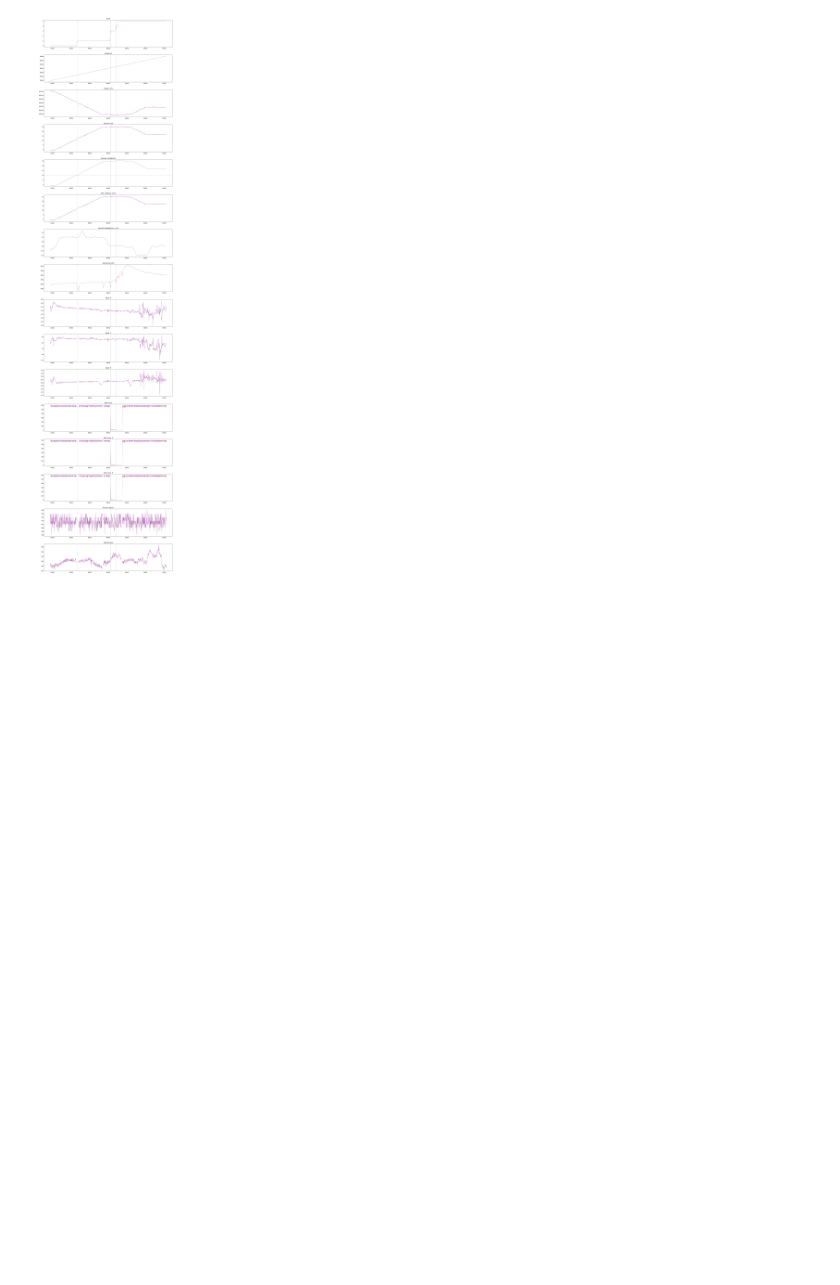
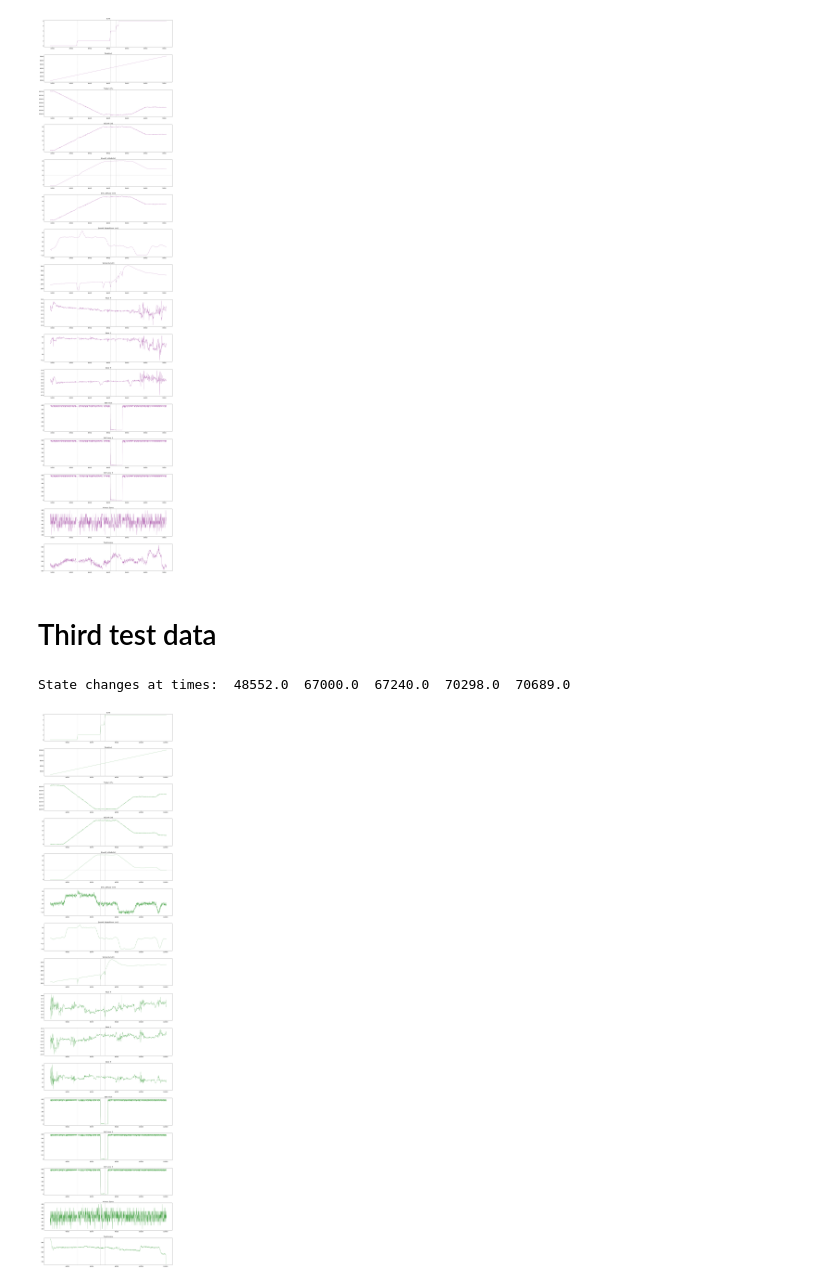
Before and after one commit to AerospaceNU/dpf-line-cutter, a Jupyter notebook: code/launch archive/2021-10-09 MarmotElevatorTest/ElevatorTestAnalysis.ipynb, the cells around one changed output. Saved outputs shown, nothing was run; the diff lists cells and outputs as text; code cells hidden in the pictures; blank space fills up the shorter version.

Commit message:
Third elevator test

```diff
--- a/code/launch archive/2021-10-09 MarmotElevatorTest/ElevatorTestAnalysis.ipynb
+++ b/code/launch archive/2021-10-09 MarmotElevatorTest/ElevatorTestAnalysis.ipynb
@@ -25,3 +27,10 @@ blackMagic('ElevatorTestData2.csv', lineColor='purple', before=600, after=500, d
 # %% [output]
 State changes at times:  23471.0  41018.0  41258.0  44318.0  45578.0
 [figure]
+# %% [markdown]
+# Third test data
+# %%
+blackMagic('ElevatorTestData3.csv', lineColor='green', before=800, after=1000, disreef1=10)
+# %% [output]
+State changes at times:  48552.0  67000.0  67240.0  70298.0  70689.0
+[figure, added]
```
Also changed, not shown: parts of 2 cells of this notebook, 1 other file.
